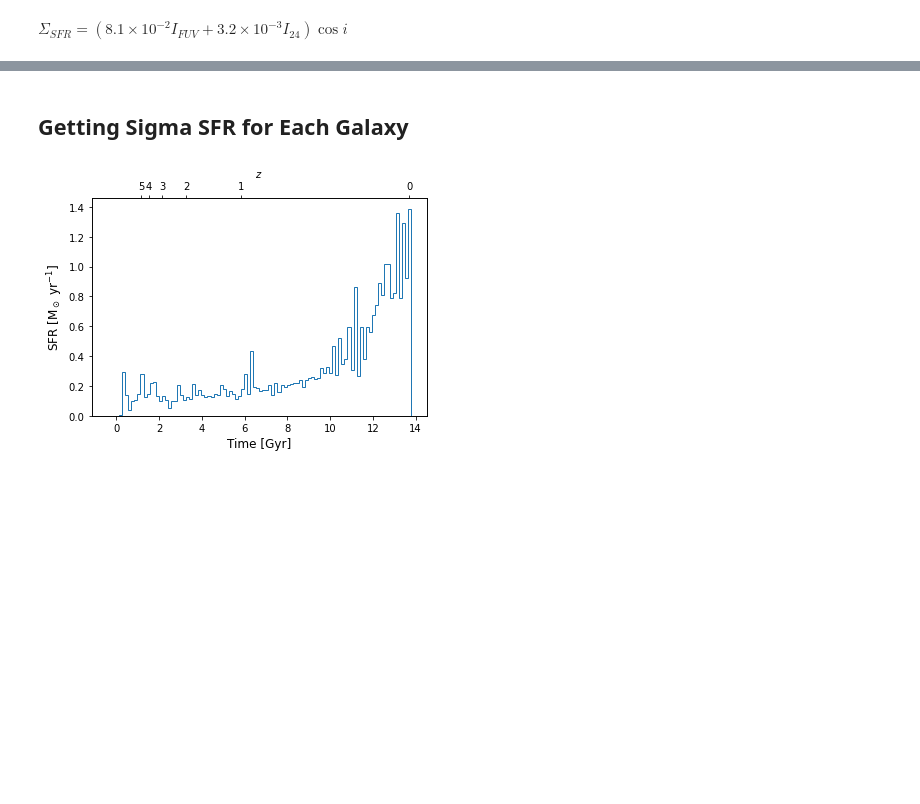
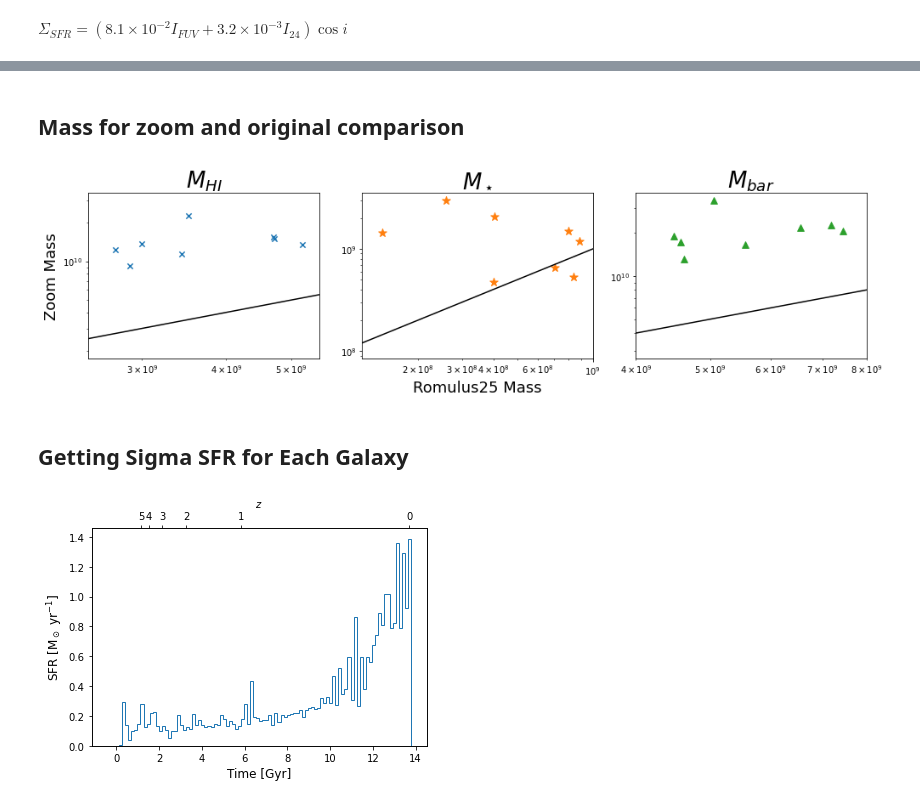
Before and after one commit to JosephWick/H1-merian, a Jupyter notebook: notebooks/CorrCornerPlot.ipynb, the cells around one changed output, grey strips where cells are left out. Saved outputs shown, nothing was run; the diff lists cells and outputs as text; code cells hidden in the pictures; blank space fills up the shorter version.

```diff
--- a/notebooks/CorrCornerPlot.ipynb
+++ b/notebooks/CorrCornerPlot.ipynb
@@ -146,0 +29,3 @@ SimArray(0.00031507, 'kpc**-2')
+# %%
+# load data
+df = pd.read_csv('/home/jw1624/H1-merian/csvs/cornerPlotVals.txt')
@@ -147,3 +472,47 @@ SimArray(0.00031507, 'kpc**-2')
+# %% [markdown]
+## Mass for zoom and original comparison
+# %%
+# compare Mbar, Mhi, Mstar
+fig, axs = plt.subplots(1,3, facecolor='w', figsize=(14,4))
+
+# Mhi
+axs[0].scatter(df['Mgas_t']/1.36, df['Mgas_z']/1.36, s=40, marker='x')
+axs[0].set_xscale('log')
+axs[0].set_yscale('log')
+
+axs[0].plot([2e9,3e10],[2e9,3e10], c='k')
+axs[0].set_xlim([2.5e9,5.5e9])
+
+axs[0].set_title(r'$M_{HI}$', fontsize=26)
+
+axs[1].set_xlabel('Romulus25 Mass', fontsize=18)
+axs[0].set_ylabel('Zoom Mass', fontsize=18)
+
+# Mstar
+axs[1].scatter(df['Mstar_t'], df['Mstar_z'], s=100, marker='*', c='tab:orange')
+axs[1].set_xscale('log')
+axs[1].set_yscale('log')
+
+axs[1].plot([1e8,2e9],[1e8,2e9], c='k')
+axs[1].set_xlim([1.2e8,1e9])
+
+axs[1].set_title(r'$M_\star$', fontsize=26)
+
+# Mbar
+axs[2].scatter(df['Mbar_t'], df['Mbar_z'], s=60, marker='^', c='tab:green')
+axs[2].set_xscale('log')
+axs[2].set_yscale('log')
+
+axs[2].plot([3e9,9e9], [3e9,9e9], c='k')
+axs[2].set_xlim([4e9,8e9])
+
+axs[2].set_title(r'$M_{bar}$', fontsize=26)
+
+plt.tight_layout()
+
+plt.savefig('masscomparison.png')
+# %% [output]
+[figure, added]
 # %% [markdown]
 ## Getting Sigma SFR for Each Galaxy
 # %%
```
Also changed, not shown: parts of 24 cells of this notebook, 4 other files.
